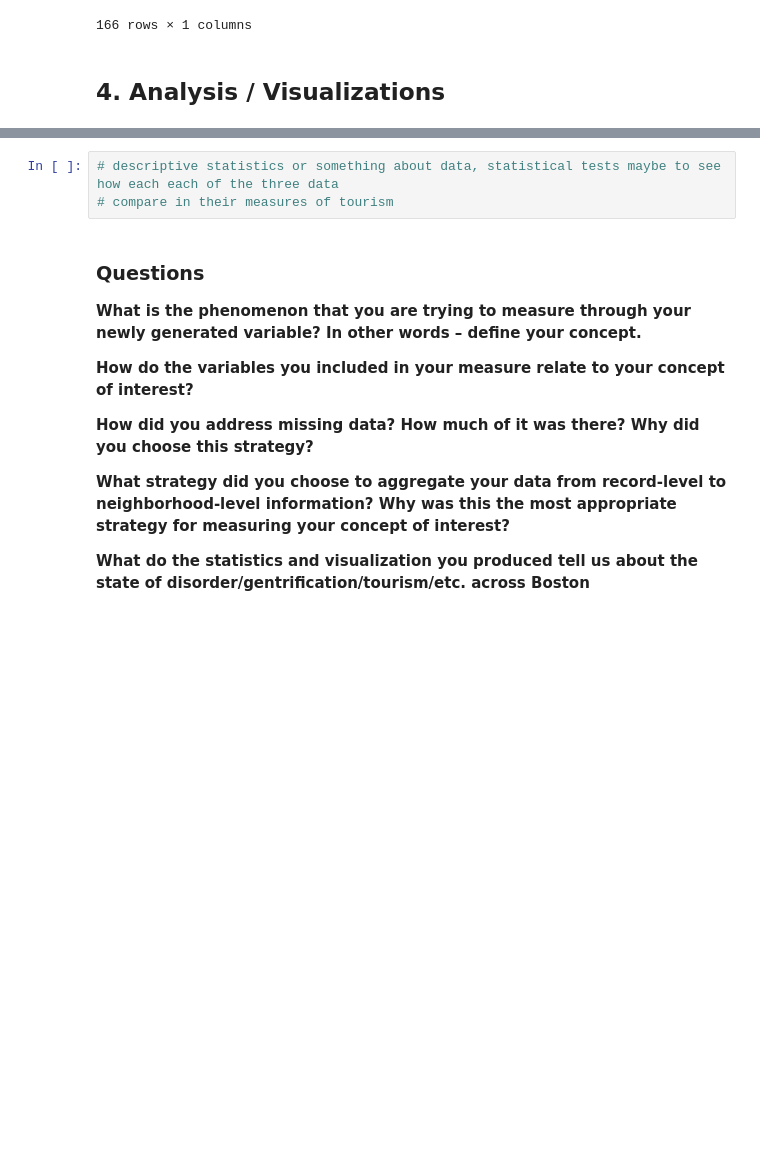
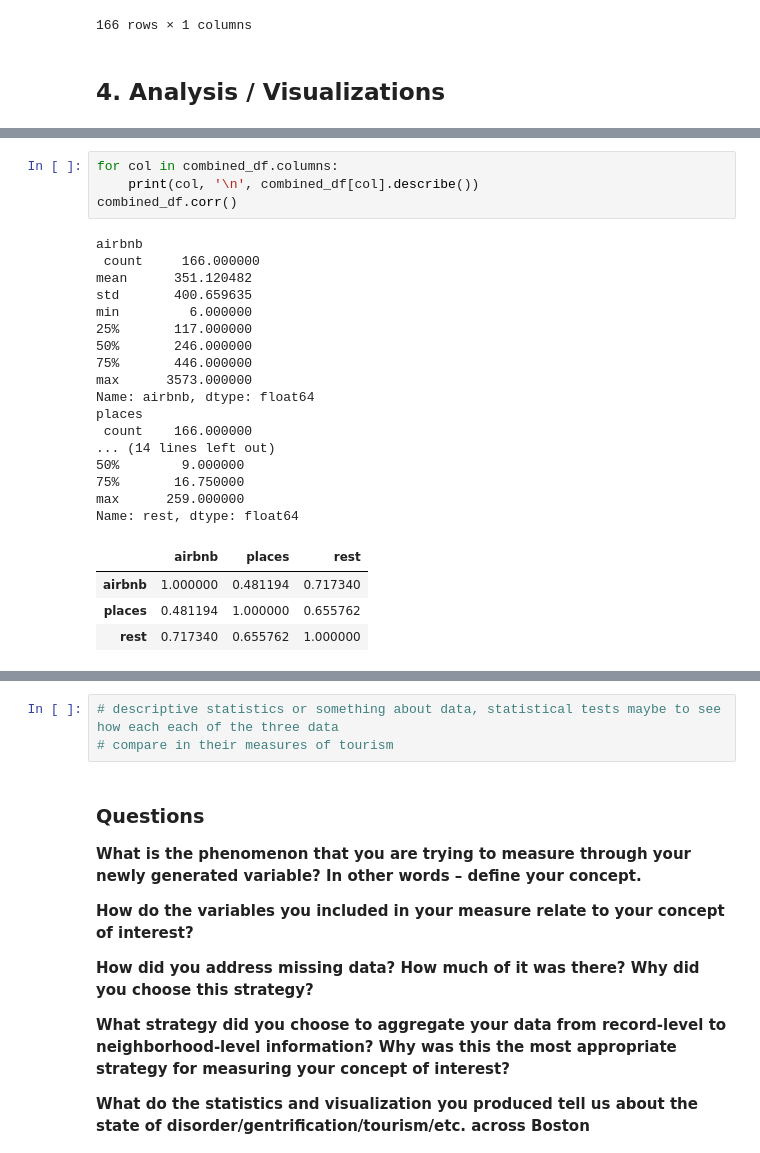
Before and after one commit to pickdani/miniproject-2, a Jupyter notebook: Mini-Project2-Group7.ipynb, the cells around one changed output, grey strips where cells are left out. Cells and saved outputs as stored; diff of their text form; blank space fills up the shorter version.

```diff
--- a/Mini-Project2-Group7.ipynb
+++ b/Mini-Project2-Group7.ipynb
@@ -282,0 +299,26 @@ ecometric_df
+# %%
+for col in combined_df.columns:
+    print(col, '\n', combined_df[col].describe())
+combined_df.corr()
+# %% [output]
+airbnb
+ count     166.000000
+mean      351.120482
+std       400.659635
+min         6.000000
+25%       117.000000
+50%       246.000000
+75%       446.000000
+max      3573.000000
+Name: airbnb, dtype: float64
+places
+ count    166.000000
+... (14 lines left out)
+50%        9.000000
+75%       16.750000
+max      259.000000
+Name: rest, dtype: float64
+|  | airbnb | places | rest |
+| airbnb | 1.000000 | 0.481194 | 0.717340 |
+| places | 0.481194 | 1.000000 | 0.655762 |
+| rest | 0.717340 | 0.655762 | 1.000000 |
```
Also changed, not shown: parts of 9 cells of this notebook.
